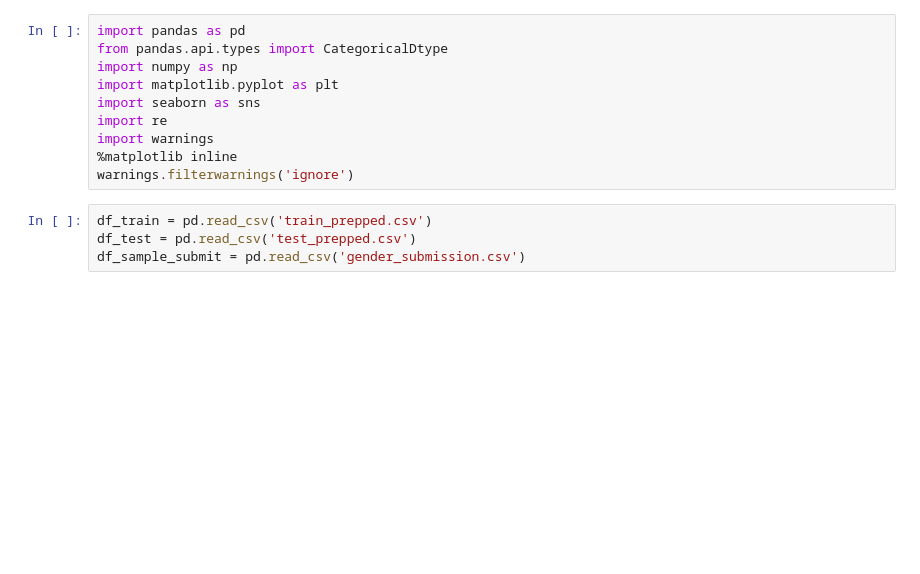
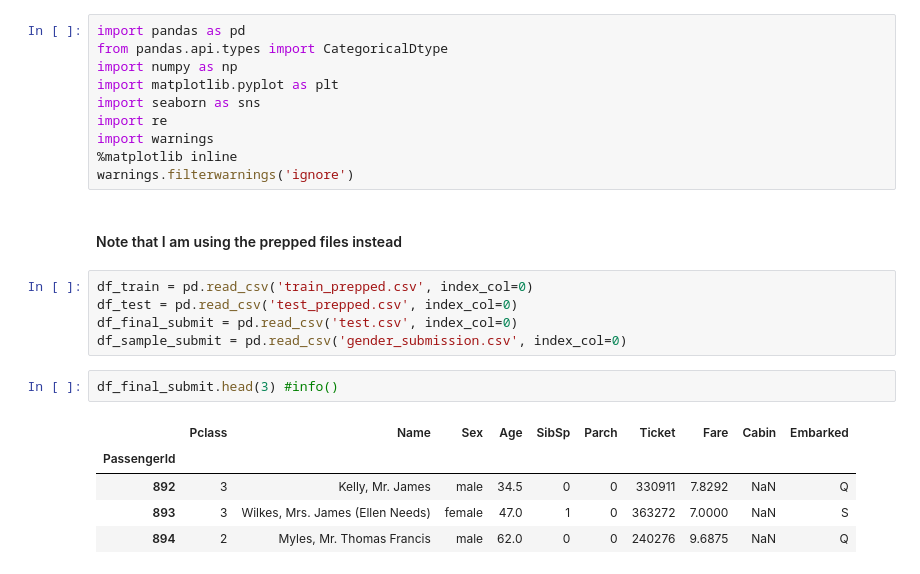
Before and after one commit to algeehui/python, a Jupyter notebook: Titanic/Titanic_Prediction.ipynb, the cells around one changed output. Saved outputs shown, nothing was run; the diff lists cells and outputs as text; blank space fills up the shorter version.

```diff
--- a/Titanic/Titanic_Prediction.ipynb
+++ b/Titanic/Titanic_Prediction.ipynb
@@ -8,10 +8,21 @@ import re
 import warnings
 %matplotlib inline
 warnings.filterwarnings('ignore')
+# %% [markdown]
+#### Note that I am using the prepped files instead
 # %%
-df_train = pd.read_csv('train_prepped.csv')
-df_test = pd.read_csv('test_prepped.csv')
-df_sample_submit = pd.read_csv('gender_submission.csv')
+df_train = pd.read_csv('train_prepped.csv', index_col=0)
+df_test = pd.read_csv('test_prepped.csv', index_col=0)
+df_final_submit = pd.read_csv('test.csv', index_col=0)
+df_sample_submit = pd.read_csv('gender_submission.csv', index_col=0)
+# %%
+df_final_submit.head(3) #info()
+# %% [output]
+|  | Pclass | Name | Sex | Age | SibSp | Parch | Ticket | Fare | Cabin | Embarked |
+| PassengerId |  |  |  |  |  |  |  |  |  |  |
+| 892 | 3 | Kelly, Mr. James | male | 34.5 | 0 | 0 | 330911 | 7.8292 | NaN | Q |
+| 893 | 3 | Wilkes, Mrs. James (Ellen Needs) | female | 47.0 | 1 | 0 | 363272 | 7.0000 | NaN | S |
+| 894 | 2 | Myles, Mr. Thomas Francis | male | 62.0 | 0 | 0 | 240276 | 9.6875 | NaN | Q |
 # %%
 df_train.head(3)
 # %% [output]
```
Also changed, not shown: parts of 14 cells of this notebook, 5 other files.
